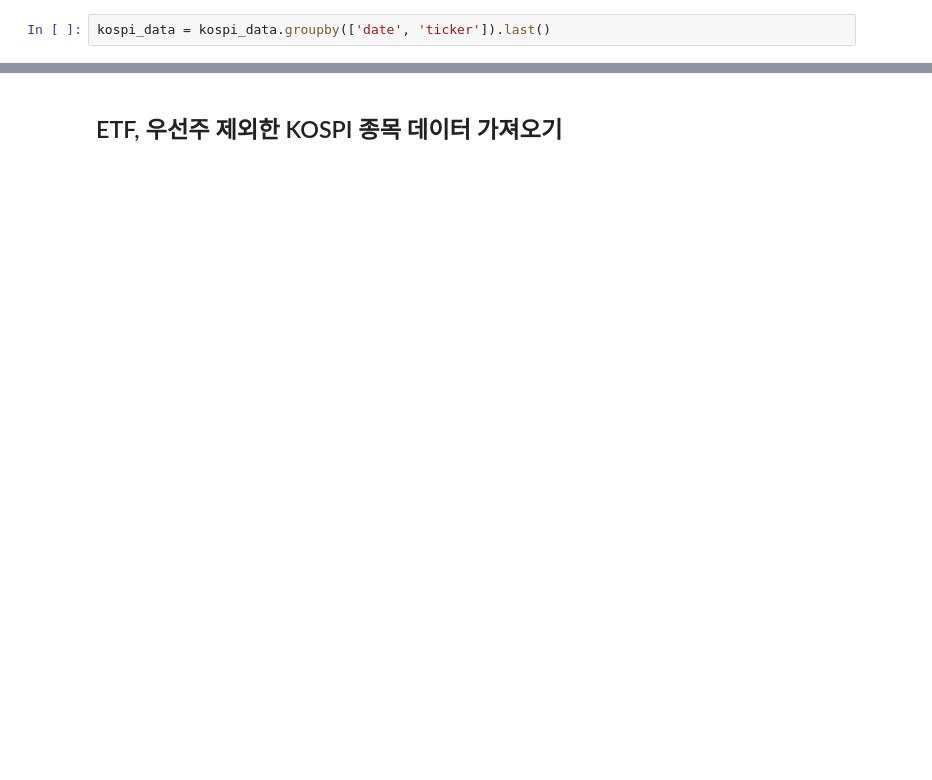
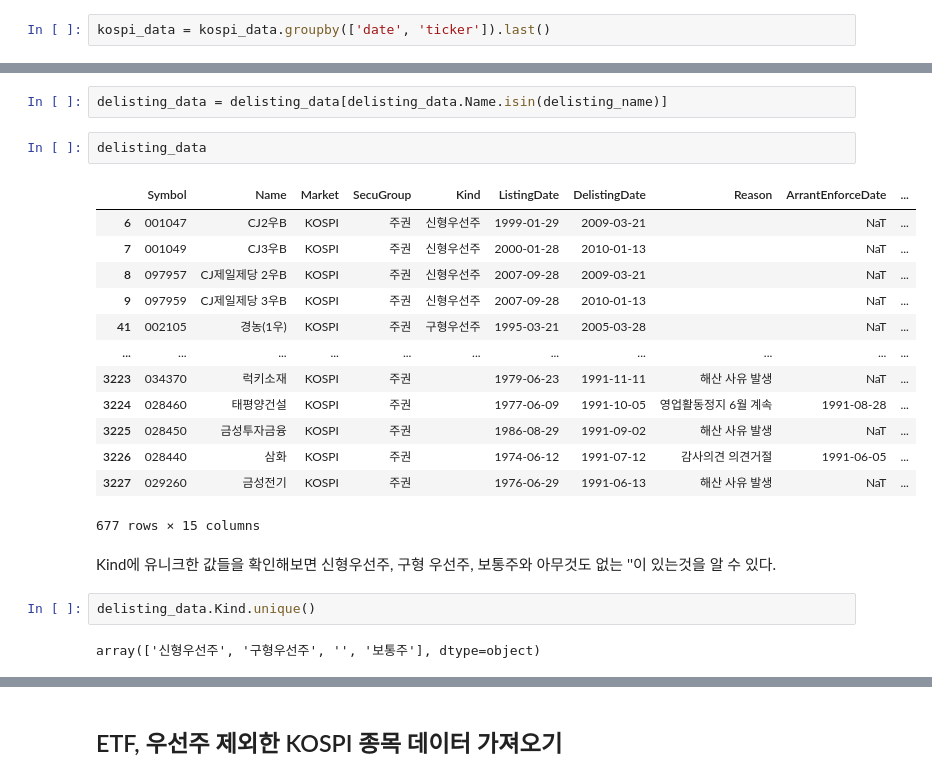
Before and after one commit to Hertz-and-Alpha/machine-learning-for-trading-korea-stock, a Jupyter notebook: data/create_datasets.ipynb, the cells around one changed output, grey strips where cells are left out. Drawn from its saved outputs; the diff is of its cells as text; blank space fills up the shorter version.

```diff
--- a/data/create_datasets.ipynb
+++ b/data/create_datasets.ipynb
@@ -76,0 +130,24 @@ kospi_data = kospi_data.groupby(['date', 'ticker']).last()
+# %%
+delisting_data = delisting_data[delisting_data.Name.isin(delisting_name)]
+# %%
+delisting_data
+# %% [output]
+|  | Symbol | Name | Market | SecuGroup | Kind | ListingDate | DelistingDate | Reason | ArrantEnforceDate | ... |
+| 6 | 001047 | CJ2우B | KOSPI | 주권 | 신형우선주 | 1999-01-29 | 2009-03-21 |  | NaT | ... |
+| 7 | 001049 | CJ3우B | KOSPI | 주권 | 신형우선주 | 2000-01-28 | 2010-01-13 |  | NaT | ... |
+| 8 | 097957 | CJ제일제당 2우B | KOSPI | 주권 | 신형우선주 | 2007-09-28 | 2009-03-21 |  | NaT | ... |
+| 9 | 097959 | CJ제일제당 3우B | KOSPI | 주권 | 신형우선주 | 2007-09-28 | 2010-01-13 |  | NaT | ... |
+| 41 | 002105 | 경농(1우) | KOSPI | 주권 | 구형우선주 | 1995-03-21 | 2005-03-28 |  | NaT | ... |
+| ... | ... | ... | ... | ... | ... | ... | ... | ... | ... | ... |
+| 3223 | 034370 | 럭키소재 | KOSPI | 주권 |  | 1979-06-23 | 1991-11-11 | 해산 사유 발생 | NaT | ... |
+| 3224 | 028460 | 태평양건설 | KOSPI | 주권 |  | 1977-06-09 | 1991-10-05 | 영업활동정지 6월 계속 | 1991-08-28 | ... |
+| 3225 | 028450 | 금성투자금융 | KOSPI | 주권 |  | 1986-08-29 | 1991-09-02 | 해산 사유 발생 | NaT | ... |
+| 3226 | 028440 | 삼화 | KOSPI | 주권 |  | 1974-06-12 | 1991-07-12 | 감사의견 의견거절 | 1991-06-05 | ... |
+| 3227 | 029260 | 금성전기 | KOSPI | 주권 |  | 1976-06-29 | 1991-06-13 | 해산 사유 발생 | NaT | ... |
+677 rows × 15 columns
+# %% [markdown]
+Kind에 유니크한 값들을 확인해보면 신형우선주, 구형 우선주, 보통주와 아무것도 없는 ''이 있는것을 알 수 있다.
+# %%
+delisting_data.Kind.unique()
+# %% [output]
+array(['신형우선주', '구형우선주', '', '보통주'], dtype=object)
```
Also changed, not shown: parts of 40 cells of this notebook.
